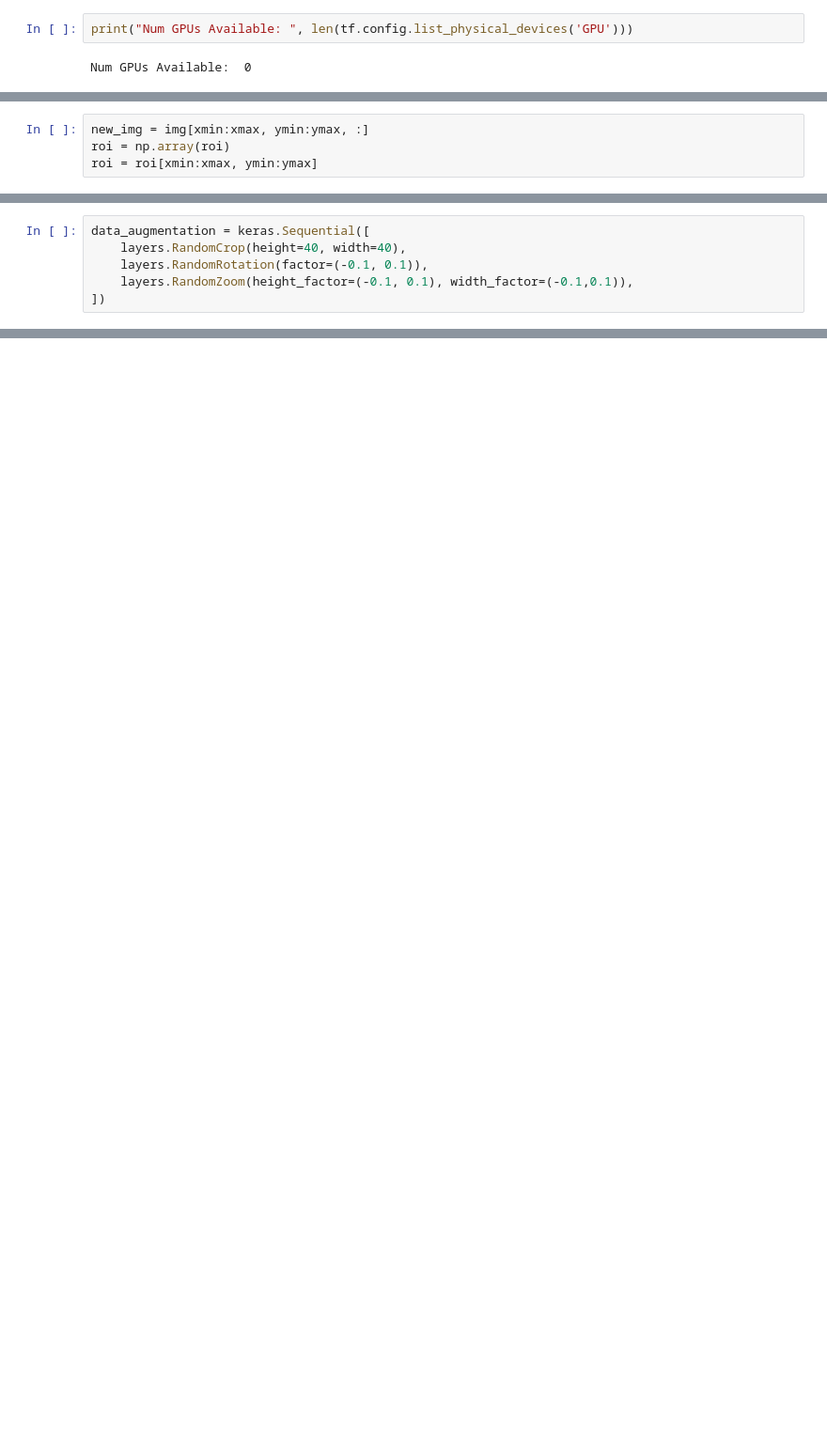
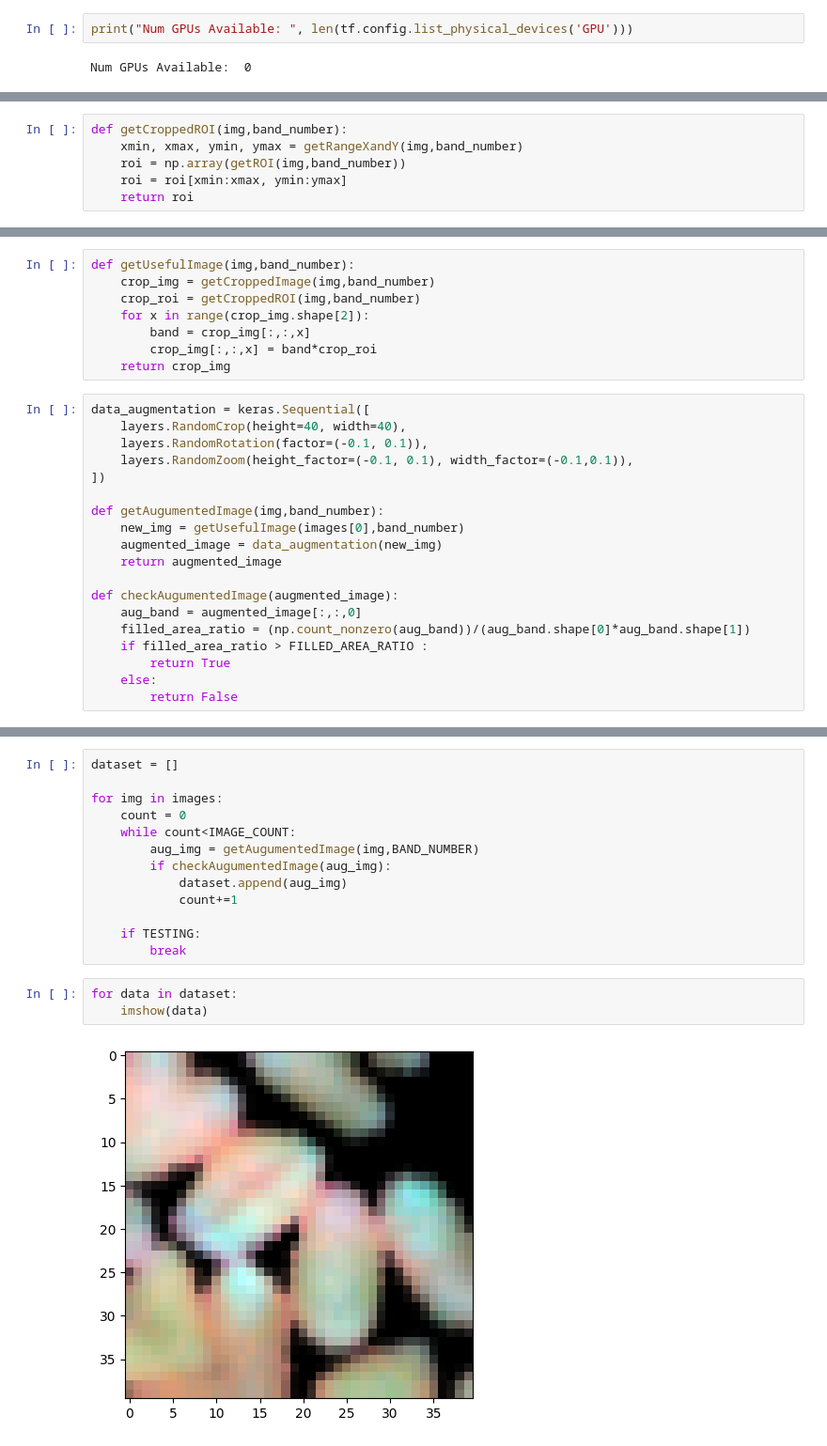
Before and after one commit to deepakjsagarwal/WC, a Jupyter notebook: Wheat.ipynb, the cells around one changed output, grey strips where cells are left out. Shown at 94% size. Saved outputs shown, nothing was run; the diff lists cells and outputs as text; blank space fills up the shorter version.

Commit message:
code for data preparation

```diff
--- a/Wheat.ipynb
+++ b/Wheat.ipynb
@@ -77,4 +98,6 @@ ymax:  244
 # %%
-new_img = img[xmin:xmax, ymin:ymax, :]
-roi = np.array(roi)
-roi = roi[xmin:xmax, ymin:ymax]
+def getCroppedROI(img,band_number):
+    xmin, xmax, ymin, ymax = getRangeXandY(img,band_number)
+    roi = np.array(getROI(img,band_number))
+    roi = roi[xmin:xmax, ymin:ymax]
+    return roi
@@ -100,6 +104,27 @@ import numpy as np
+# %%
+def getUsefulImage(img,band_number):
+    crop_img = getCroppedImage(img,band_number)
+    crop_roi = getCroppedROI(img,band_number)
+    for x in range(crop_img.shape[2]):
+        band = crop_img[:,:,x]
+        crop_img[:,:,x] = band*crop_roi
+    return crop_img
 # %%
 data_augmentation = keras.Sequential([
     layers.RandomCrop(height=40, width=40),
     layers.RandomRotation(factor=(-0.1, 0.1)),
     layers.RandomZoom(height_factor=(-0.1, 0.1), width_factor=(-0.1,0.1)),
 ])
+
+def getAugumentedImage(img,band_number):
+    new_img = getUsefulImage(images[0],band_number)
+    augmented_image = data_augmentation(new_img)
+    return augmented_image
+
+def checkAugumentedImage(augmented_image):
+    aug_band = augmented_image[:,:,0]
+    filled_area_ratio = (np.count_nonzero(aug_band))/(aug_band.shape[0]*aug_band.shape[1])
+    if filled_area_ratio > FILLED_AREA_RATIO :
+        return True
+    else:
+        return False
@@ -116,0 +131,18 @@ filled_area_ratio
+# %%
+dataset = []
+
+for img in images:
+    count = 0
+    while count<IMAGE_COUNT:
+        aug_img = getAugumentedImage(img,BAND_NUMBER)
+        if checkAugumentedImage(aug_img):
+            dataset.append(aug_img)
+            count+=1
+
+    if TESTING:
+        break
+# %%
+for data in dataset:
+    imshow(data)
+# %% [output]
+[figure, added]
```
Also changed, not shown: parts of 24 cells of this notebook.
